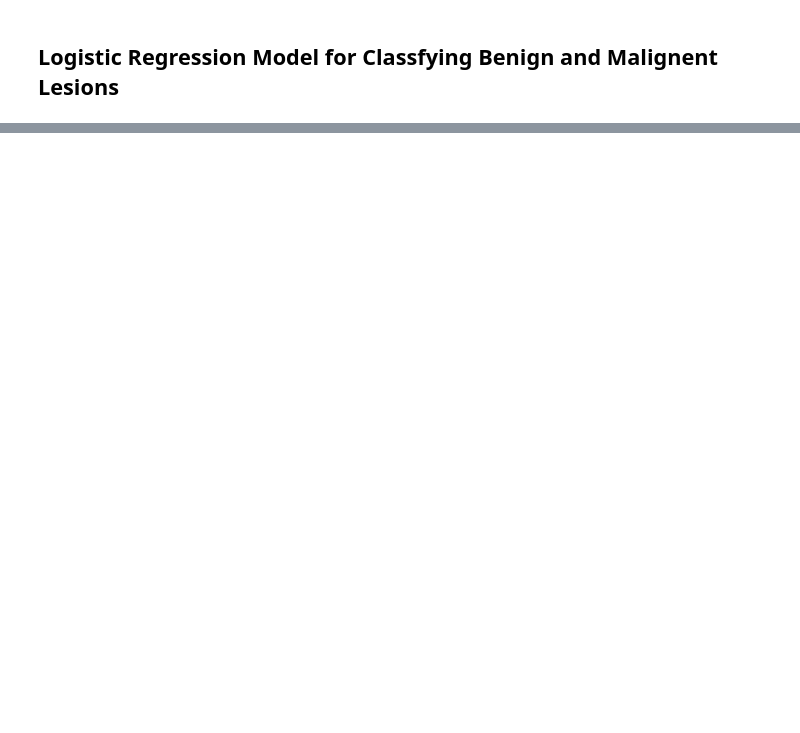
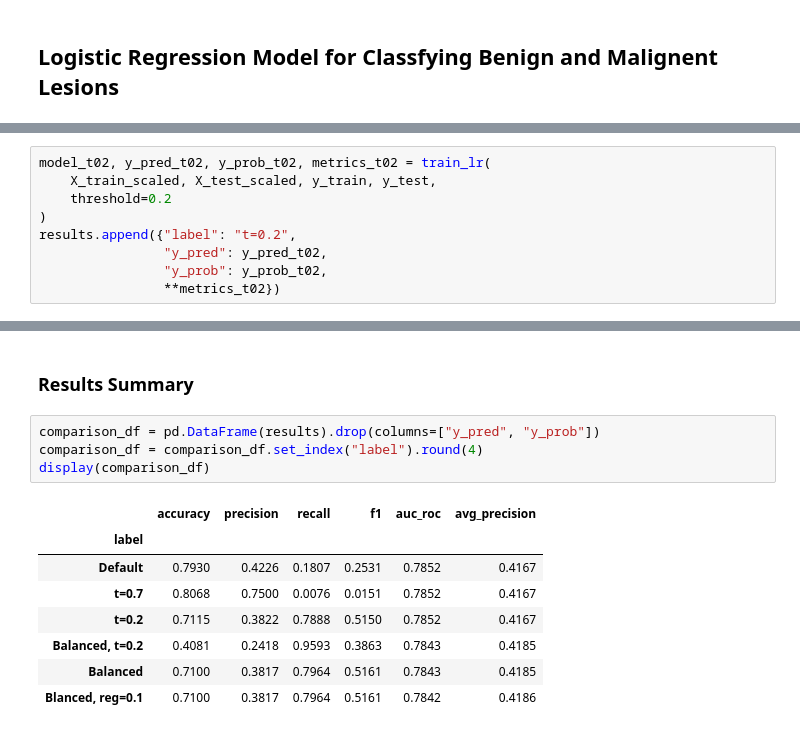
Before and after one commit to adharampal/skin-leision-detection, a Jupyter notebook: logistic_regression.ipynb, the cells around one changed output, grey strips where cells are left out. Drawn from its saved outputs; the diff is of its cells as text; blank space fills up the shorter version.

```diff
--- a/logistic_regression.ipynb
+++ b/logistic_regression.ipynb
@@ -158,0 +99,9 @@ F1: 0.5045795170691091
+# %%
+model_t02, y_pred_t02, y_prob_t02, metrics_t02 = train_lr(
+    X_train_scaled, X_test_scaled, y_train, y_test,
+    threshold=0.2
+)
+results.append({"label": "t=0.2",
+                "y_pred": y_pred_t02,
+                "y_prob": y_prob_t02,
+                **metrics_t02})
@@ -158,0 +135,15 @@ F1: 0.5045795170691091
+# %% [markdown]
+### Results Summary
+# %%
+comparison_df = pd.DataFrame(results).drop(columns=["y_pred", "y_prob"])
+comparison_df = comparison_df.set_index("label").round(4)
+display(comparison_df)
+# %% [output]
+|  | accuracy | precision | recall | f1 | auc_roc | avg_precision |
+| label |  |  |  |  |  |  |
+| Default | 0.7930 | 0.4226 | 0.1807 | 0.2531 | 0.7852 | 0.4167 |
+| t=0.7 | 0.8068 | 0.7500 | 0.0076 | 0.0151 | 0.7852 | 0.4167 |
+| t=0.2 | 0.7115 | 0.3822 | 0.7888 | 0.5150 | 0.7852 | 0.4167 |
+| Balanced, t=0.2 | 0.4081 | 0.2418 | 0.9593 | 0.3863 | 0.7843 | 0.4185 |
+| Balanced | 0.7100 | 0.3817 | 0.7964 | 0.5161 | 0.7843 | 0.4185 |
+| Blanced, reg=0.1 | 0.7100 | 0.3817 | 0.7964 | 0.5161 | 0.7842 | 0.4186 |
```
Also changed, not shown: parts of 23 cells of this notebook, 3 other files.
